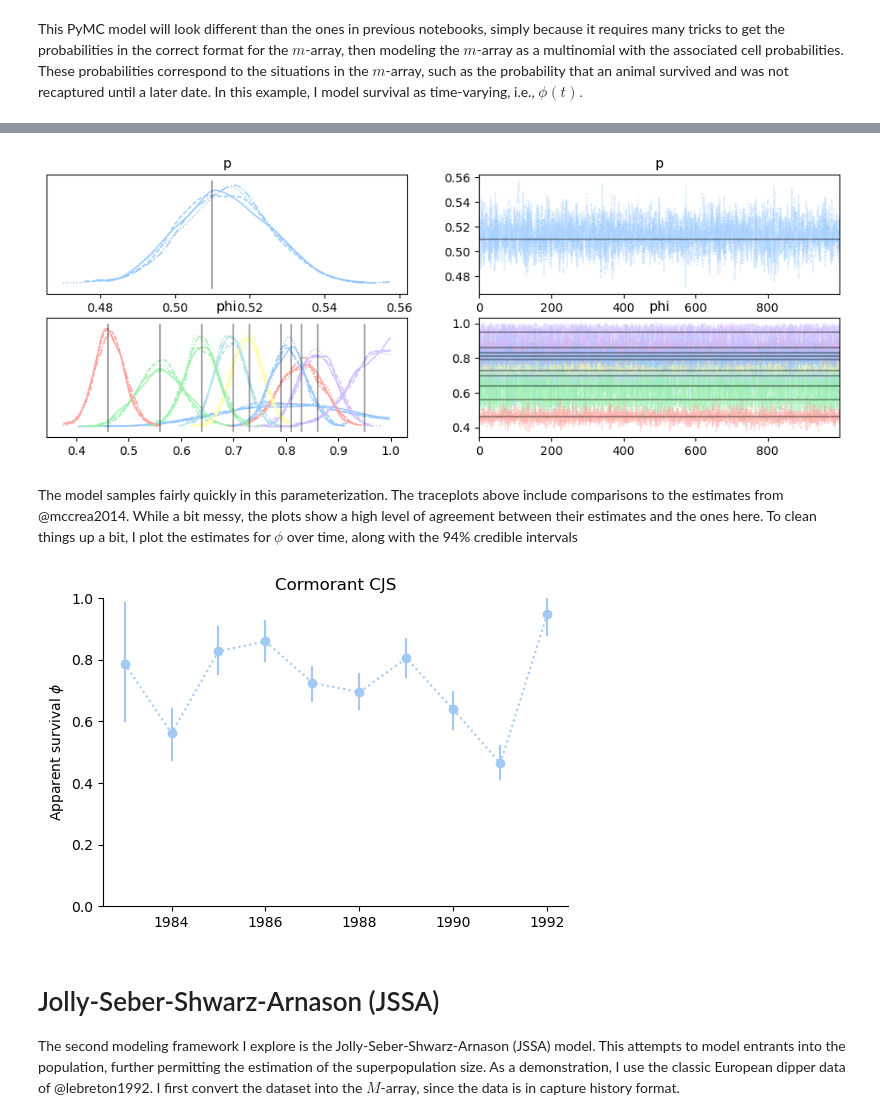
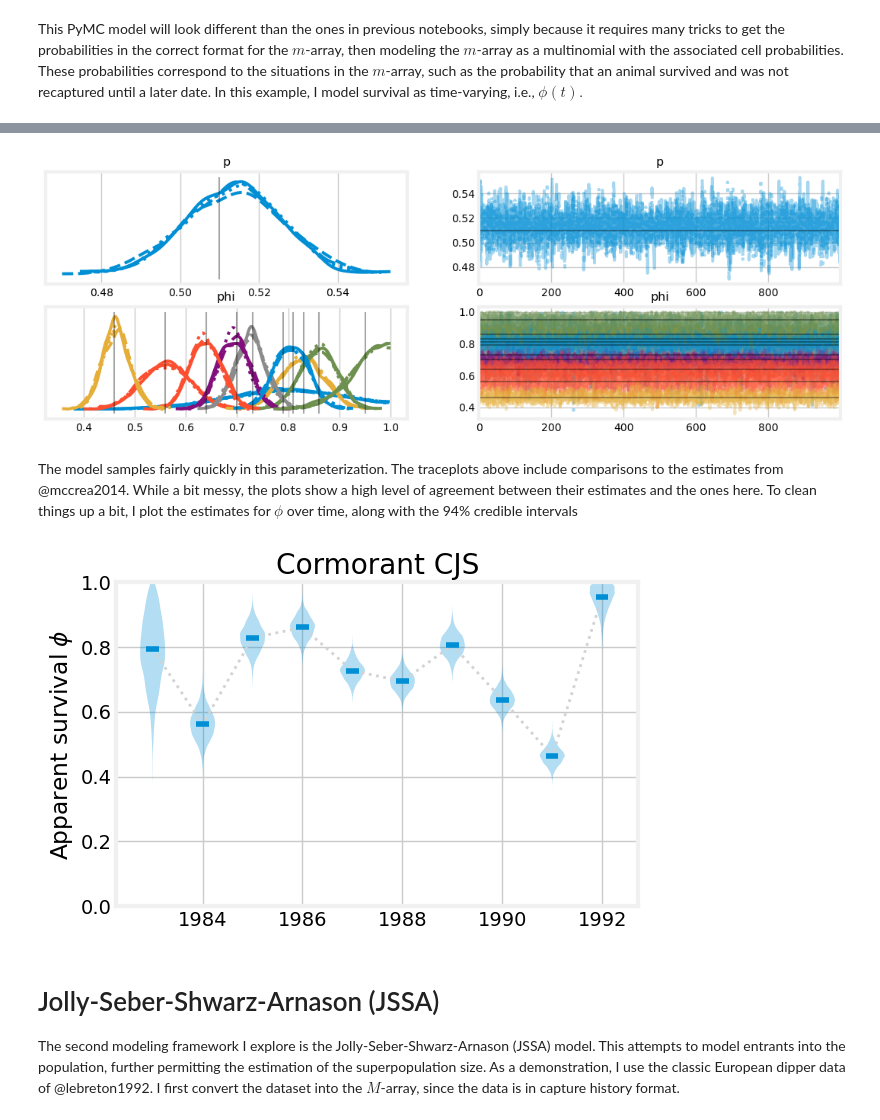
Before and after one commit to philpatton/philpatton.github.io, a Jupyter notebook: surv.ipynb, the cells around one changed output, grey strips where cells are left out. Drawn from its saved outputs; the diff is of its cells as text; code cells hidden in the pictures.

```diff
--- a/surv.ipynb
+++ b/surv.ipynb
@@ -36,7 +36,9 @@ import pytensor.tensor as pt
 from pymc.distributions.dist_math import factln
 from scipy.linalg import circulant
 
-plt.style.use('seaborn-v0_8-pastel')
+plt.style.use('fivethirtyeight')
+plt.rcParams['axes.facecolor'] = 'white'
+plt.rcParams['figure.facecolor'] = 'white'
 
 def create_recapture_array(history):
     """Create the recapture array from a capture history."""
@@ -90,5 +92,14 @@ def fill_lower_diag_ones(x):
 # %% [markdown]
 As an example, I use the cormorant data from @mccrea2014, Table 4.6. These data come from an eleven year capture-recapture study between 1982 and 1993. These were breeding cormorants of unknown age. The data is summarized in the $M$-array below. The last column is the number that were never recapured. The number released can be calculated from the array.
 # %%
-cormorant = np.loadtxt('cormorant.csv', delimiter=',').astype(int)
-cormorant
+cormorant = np.array([
+       [ 10,   4,   2,   2,   0,   0,   0,   0,   0,   0,  12],
+       [  0,  42,  12,  16,   1,   0,   1,   1,   1,   0,  83],
+       [  0,   0,  85,  22,   5,   5,   2,   1,   0,   1,  53],
+       [  0,   0,   0, 139,  39,  10,  10,   4,   2,   0,  94],
+       [  0,   0,   0,   0, 175,  60,  22,   8,   4,   2, 199],
+       [  0,   0,   0,   0,   0, 159,  46,  16,   5,   2, 193],
+       [  0,   0,   0,   0,   0,   0, 191,  39,   4,   8, 171],
+       [  0,   0,   0,   0,   0,   0,   0, 188,  19,  23, 284],
+       [  0,   0,   0,   0,   0,   0,   0,   0, 101,  55, 274],
+       [  0,   0,   0,   0,   0,   0,   0,   0,   0,  84,  97]])
@@ -160,7 +163,7 @@ pm.model_to_graphviz(phit)
 [drawing not drawn]
 # %%
 with phit:
-    idata = pm.sample()
+    cjs_idata = pm.sample()
 # %% [output]
 Auto-assigning NUTS sampler...
 Initializing NUTS using jitter+adapt_diag...
@@ -171,12 +174,16 @@ Sampling 4 chains for 1_000 tune and 1_000 draw iterations (4_000 + 4_000 draws
 # %%
+#| fig-cap: Traceplots for the cormorant CJS model with $p(\cdot)\phi(t)$. MLEs from @mccrea2014 shown by vertical and horizontal lines.
+#| label: fig-cjs_trace
+
 mccrea_p = [0.51]
 mccrea_phi = [0.79, 0.56, 0.83, 0.86, 0.73, 0.70, 0.81, 0.64, 0.46, 0.95]
 
 az.plot_trace(
-    idata,
+    cjs_idata,
+    combined=False,
     lines=[("phi", {}, [mccrea_phi]), ("p", {}, [mccrea_p])]
 );
 # %% [output]
-[figure, old version]
+[figure, new version]
 # %% [markdown]
 The model samples fairly quickly in this parameterization. The traceplots above include comparisons to the estimates from @mccrea2014. While a bit messy, the plots show a high level of agreement between their estimates and the ones here. To clean things up a bit, I plot the estimates for $\phi$ over time, along with the 94\% credible intervals
@@ -186,34 +190,25 @@ pal = sns.color_palette('pastel')
 # %%
-#| fig-cap: Posterior mean and 94% credible intervals of apparent surival from the cormorant CJS.
-#| fig-lab: post
+#| fig-cap: Violin plots of the posterior for apparent surival over time from the cormorant CJS. Horizontal lines represent the posterior median.
+#| label: fig-cjs_surv
 
-summary = az.summary(idata).iloc[1:,:]
-
-phi_mean = summary.iloc[:,0]
-phi_low = summary.iloc[:,2]
-phi_high = summary.iloc[:,3]
+fig, ax = plt.subplots(figsize=(6,4))
 
 t = np.arange(1983, 1993)
 
-fig, ax = plt.subplots(figsize=(6,4))
+phi_samps = az.extract(cjs_idata, var_names='phi').values.T
+phi_median = np.median(phi_samps, axis=0)
 
-col = pal[0]
-ax.scatter(t, phi_mean, label='Estimate', color=col)
-ax.plot(t, phi_mean, linestyle='dotted', color=col)
-ax.plot([t, t], [phi_low, phi_high], label='94% Interval', color=col)
-
-ax.set_ylabel(r'Apparent survival $\phi$', rotation=90)
-
-ax.spines.right.set_visible(False)
-ax.spines.top.set_visible(False)
+ax.plot(t, phi_median, linestyle='dotted', color='lightgray', linewidth=2)
+ax.violinplot(phi_samps, t, showmedians=True, showextrema=False)
 
 ax.set_ylim((0,1))
 
+ax.set_ylabel(r'Apparent survival $\phi$')
 ax.set_title(r'Cormorant CJS')
 
 plt.show()
 # %% [output]
-[figure, old version]
+[figure, new version]
 # %% [markdown]
 # Jolly-Seber-Shwarz-Arnason (JSSA)
 
```
Also changed, not shown: parts of 11 cells of this notebook, 37 other files.
